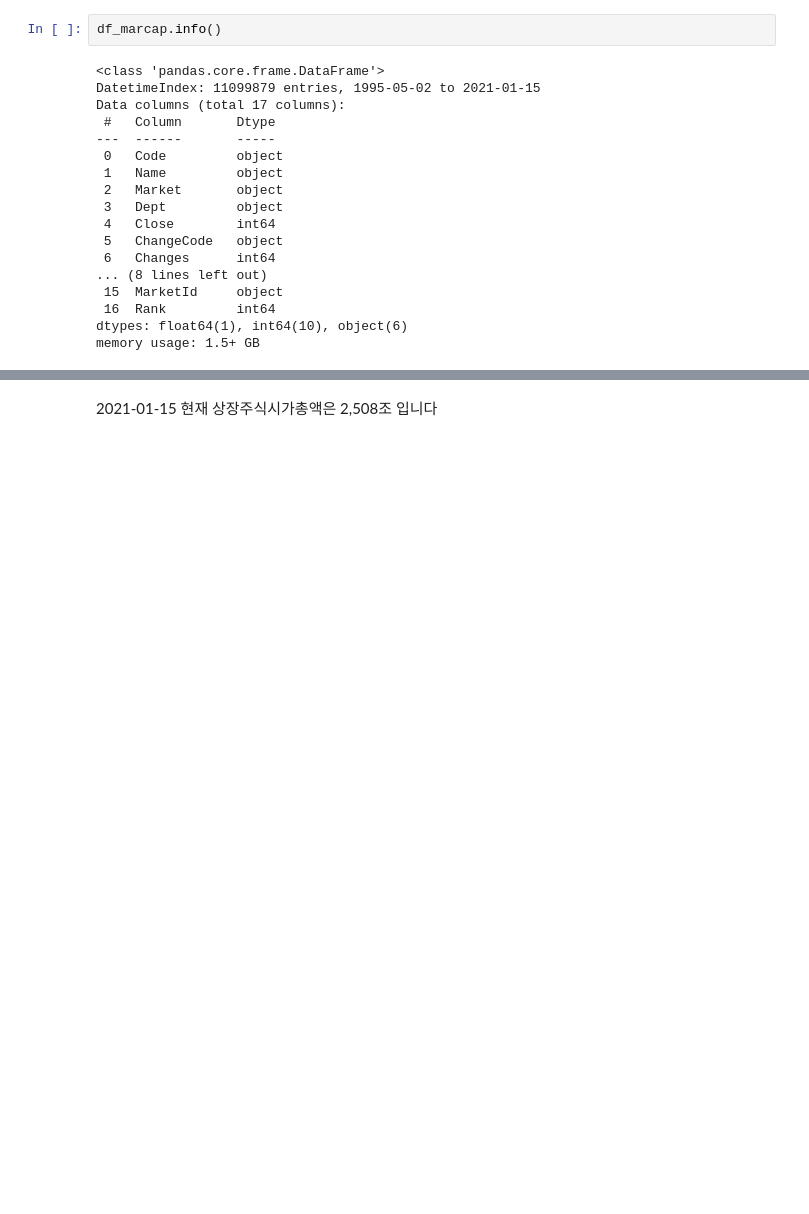
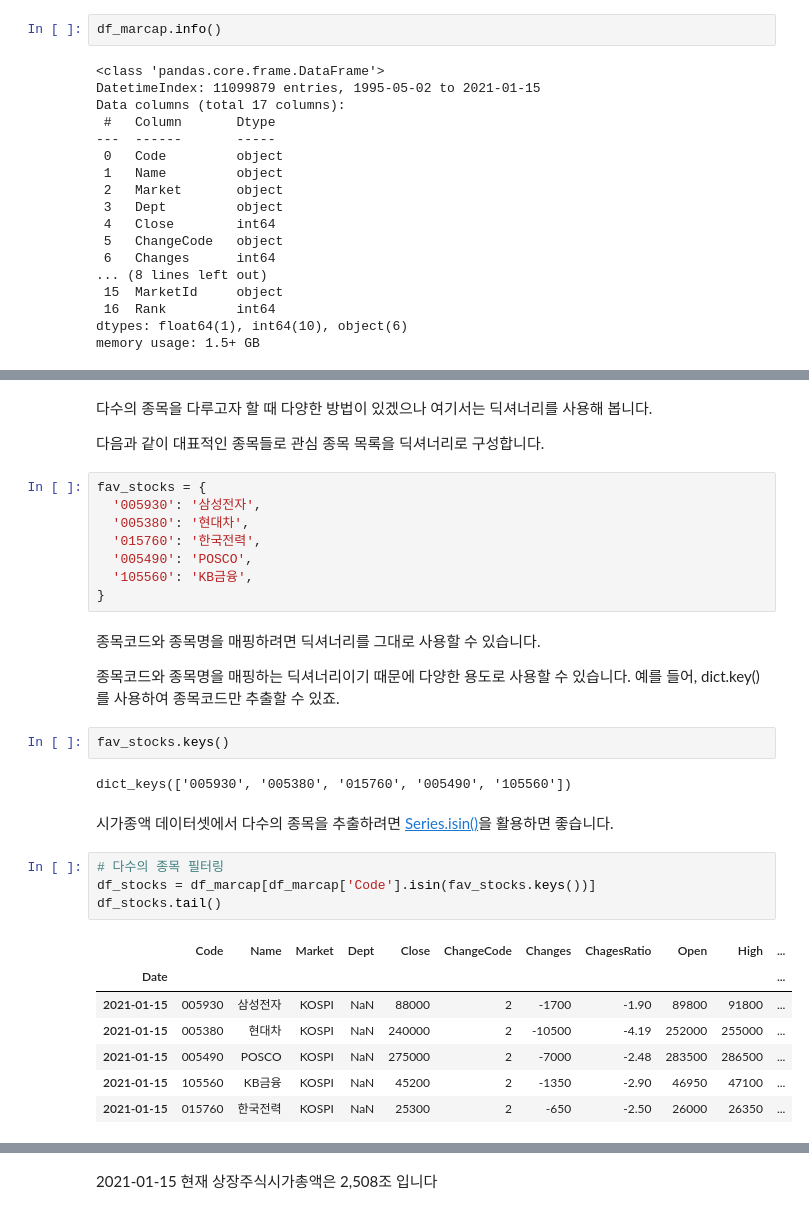
Before and after one commit to FinanceData/marcap, a Jupyter notebook: marcap-tutorial-01-reading-data.ipynb, the cells around one changed output, grey strips where cells are left out. Cells and saved outputs as stored; diff of their text form; blank space fills up the shorter version.

```diff
--- a/marcap-tutorial-01-reading-data.ipynb
+++ b/marcap-tutorial-01-reading-data.ipynb
@@ -285,0 +295,34 @@ memory usage: 1.5+ GB
+# %% [markdown]
+다수의 종목을 다루고자 할 때 다양한 방법이 있겠으나 여기서는 딕셔너리를 사용해 봅니다.
+
+다음과 같이 대표적인 종목들로 관심 종목 목록을 딕셔너리로 구성합니다.
+# %%
+fav_stocks = {
+  '005930': '삼성전자',
+  '005380': '현대차',
+  '015760': '한국전력',
+  '005490': 'POSCO',
+  '105560': 'KB금융',
+}
+# %% [markdown]
+종목코드와 종목명을 매핑하려면 딕셔너리를 그대로 사용할 수 있습니다.
+
+종목코드와 종목명을 매핑하는 딕셔너리이기 때문에 다양한 용도로 사용할 수 있습니다. 예를 들어, dict.key()를 사용하여 종목코드만 추출할 수 있죠.
+# %%
+fav_stocks.keys()
+# %% [output]
+dict_keys(['005930', '005380', '015760', '005490', '105560'])
+# %% [markdown]
+시가종액 데이터셋에서 다수의 종목을 추출하려면 [Series.isin()](https://pandas.pydata.org/pandas-docs/stable/reference/api/pandas.Series.isin.html)을 활용하면 좋습니다.
+# %%
+# 다수의 종목 필터링
+df_stocks = df_marcap[df_marcap['Code'].isin(fav_stocks.keys())]
+df_stocks.tail()
+# %% [output]
+|  | Code | Name | Market | Dept | Close | ChangeCode | Changes | ChagesRatio | Open | High | ... |
+| Date |  |  |  |  |  |  |  |  |  |  | ... |
+| 2021-01-15 | 005930 | 삼성전자 | KOSPI | NaN | 88000 | 2 | -1700 | -1.90 | 89800 | 91800 | ... |
+| 2021-01-15 | 005380 | 현대차 | KOSPI | NaN | 240000 | 2 | -10500 | -4.19 | 252000 | 255000 | ... |
+| 2021-01-15 | 005490 | POSCO | KOSPI | NaN | 275000 | 2 | -7000 | -2.48 | 283500 | 286500 | ... |
+| 2021-01-15 | 105560 | KB금융 | KOSPI | NaN | 45200 | 2 | -1350 | -2.90 | 46950 | 47100 | ... |
+| 2021-01-15 | 015760 | 한국전력 | KOSPI | NaN | 25300 | 2 | -650 | -2.50 | 26000 | 26350 | ... |
```
Also changed, not shown: parts of 75 cells of this notebook, 1 other file.
